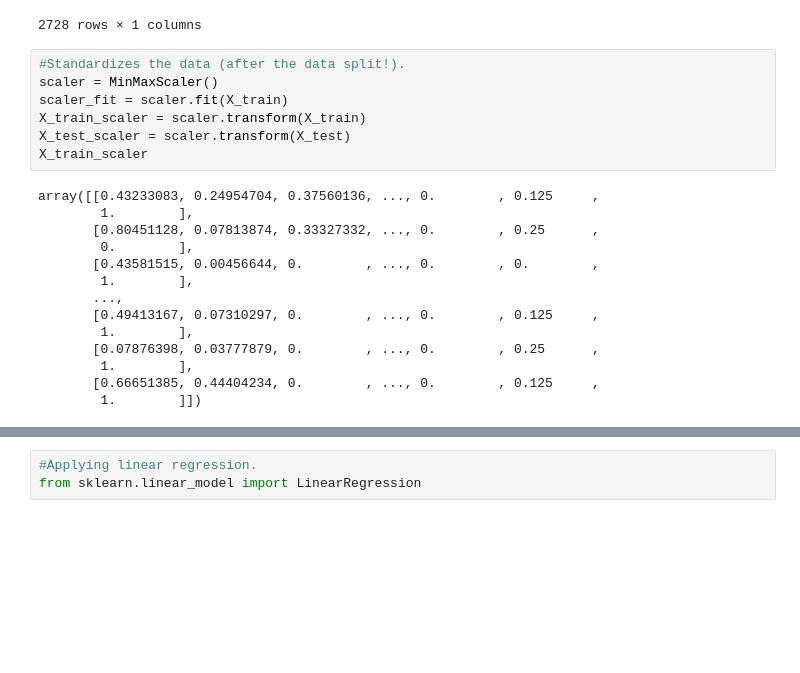
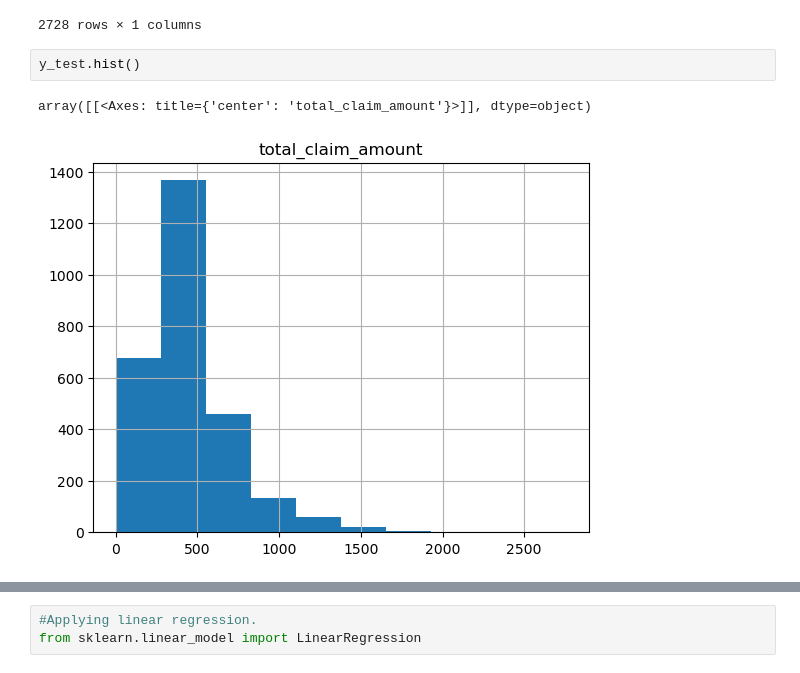
Before and after one commit to Oliviasteph5/Week4, a Jupyter notebook: Week4Day2 Lab on Linear Regression.ipynb, the cells around one changed output, grey strips where cells are left out. Cells and saved outputs as stored; diff of their text form; blank space fills up the shorter version.

```diff
--- a/Week4Day2 Lab on Linear Regression.ipynb
+++ b/Week4Day2 Lab on Linear Regression.ipynb
@@ -92,24 +92,8 @@ y_test
 | 211 | 364.800000 |
 | 3509 | 89.411365 |
 2728 rows × 1 columns
-# %%
-#Standardizes the data (after the data split!).
-scaler = MinMaxScaler()
-scaler_fit = scaler.fit(X_train)
-X_train_scaler = scaler.transform(X_train)
-X_test_scaler = scaler.transform(X_test)
-X_train_scaler
-# %% [output]
-array([[0.43233083, 0.24954704, 0.37560136, ..., 0.        , 0.125     ,
-        1.        ],
-       [0.80451128, 0.07813874, 0.33327332, ..., 0.        , 0.25      ,
-        0.        ],
-       [0.43581515, 0.00456644, 0.        , ..., 0.        , 0.        ,
-        1.        ],
-       ...,
-       [0.49413167, 0.07310297, 0.        , ..., 0.        , 0.125     ,
-        1.        ],
-       [0.07876398, 0.03777879, 0.        , ..., 0.        , 0.25      ,
-        1.        ],
-       [0.66651385, 0.44404234, 0.        , ..., 0.        , 0.125     ,
-        1.        ]])
+# %%
+y_test.hist()
+# %% [output]
+array([[<Axes: title={'center': 'total_claim_amount'}>]], dtype=object)
+[figure, added]
```
Also changed, not shown: parts of 11 cells of this notebook.
